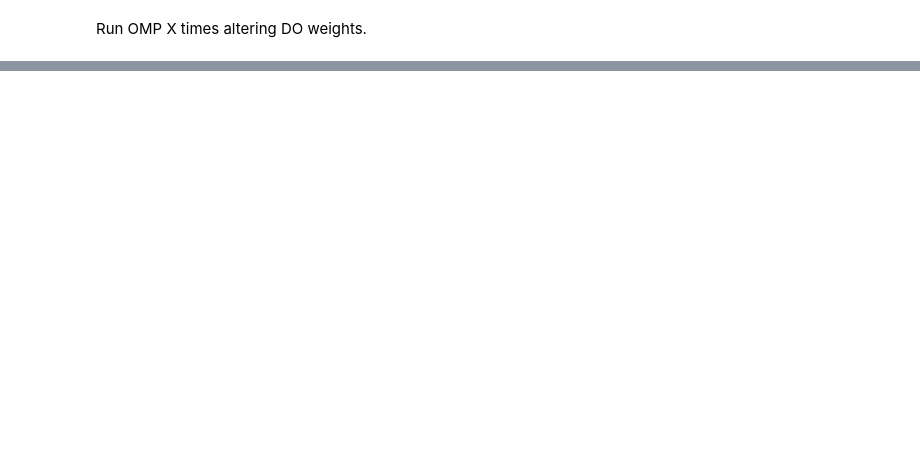
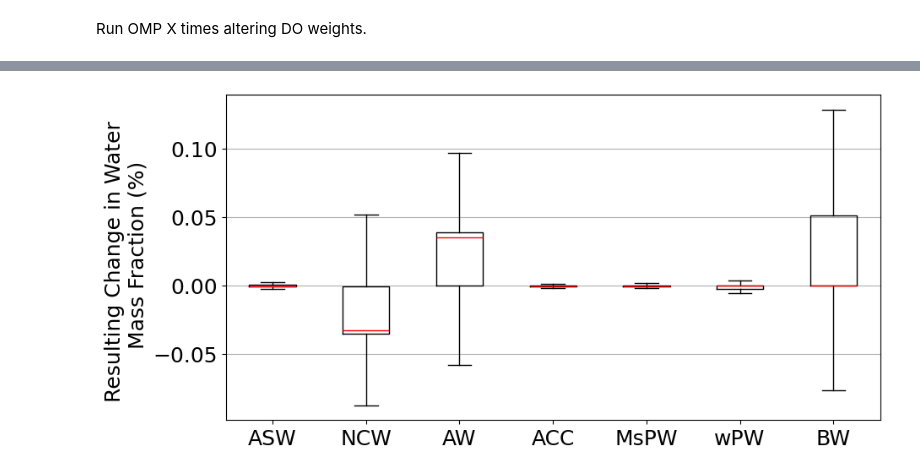
Before and after one commit to KateOglethorpe/WMA_classification, a Jupyter notebook: wma_classification_tool/1_OMP_analysis/OMP_sensitivity_tests.ipynb, the cells around one changed output, grey strips where cells are left out. Saved outputs shown, nothing was run; the diff lists cells and outputs as text; code cells hidden in the pictures; blank space fills up the shorter version.

```diff
--- a/wma_classification_tool/1_OMP_analysis/OMP_sensitivity_tests.ipynb
+++ b/wma_classification_tool/1_OMP_analysis/OMP_sensitivity_tests.ipynb
@@ -642,0 +655,15 @@ Run OMP X times altering DO weights.
+# %%
+# Load data
+
+import pandas as pd
+import numpy as np
+import xarray as xr
+
+data_path = '/Users/ko389/Documents/GitHub/Arctic_water_masses/data_products/OMP_output_post_2010.nc'
+wm_2010 = xr.open_dataset(data_path).to_dataframe()
+
+data_path = '/Users/ko389/Documents/GitHub/Arctic_water_masses/data_products/OMP_output_DO_weighted_equally.nc'
+wm_DO_weighted_equally = xr.open_dataset(data_path).to_dataframe()
+
+data_path = '/Users/ko389/Documents/GitHub/Arctic_water_masses/data_products/OMP_output.nc'
+wm= xr.open_dataset(data_path).to_dataframe()
@@ -642,0 +687,32 @@ Run OMP X times altering DO weights.
+# %%
+# Sensitivity to chosing summer or winter ASW
+
+# Calculate and plot the difference in WM fractions
+WM_diff = wm_2010[['ASW', 'AW', 'MAW', 'sPW', 'sPWW', 'wPW', 'BSW']] - wm[['ASW', 'AW', 'MAW', 'sPW', 'sPWW', 'wPW', 'BSW']]
+
+# Plotting
+plt.figure(figsize=(10, 5))  # Increase figure size
+
+# Create box plot without outliers
+boxplot = plt.boxplot(WM_diff, showfliers=False)
+
+# Customize the plot with larger font sizes
+#plt.title('OMP Sensitivity to DO Weighting', fontsize=22)  # Larger title
+plt.ylabel('Resulting Change in Water \n Mass Fraction (%)', fontsize=18)
+#plt.xlabel('Water Mass', fontsize=18)
+
+# Define custom x-axis labels
+custom_labels = ['ASW', 'NCW', 'AW', 'ACC', 'MsPW', 'wPW', 'BW']
+
+# Set xticks with larger font size
+plt.xticks(range(1, len(custom_labels) + 1), custom_labels, fontsize=18)#, rotation=45, ha='right')
+plt.yticks(fontsize=18)  # Increase y-axis tick labels
+
+# Add grid and style median lines
+plt.grid(axis='y')
+plt.setp(boxplot['medians'], color='red')
+
+# Display the plot
+plt.show()
+# %% [output]
+[figure, added]
```
Also changed, not shown: parts of 11 cells of this notebook.
